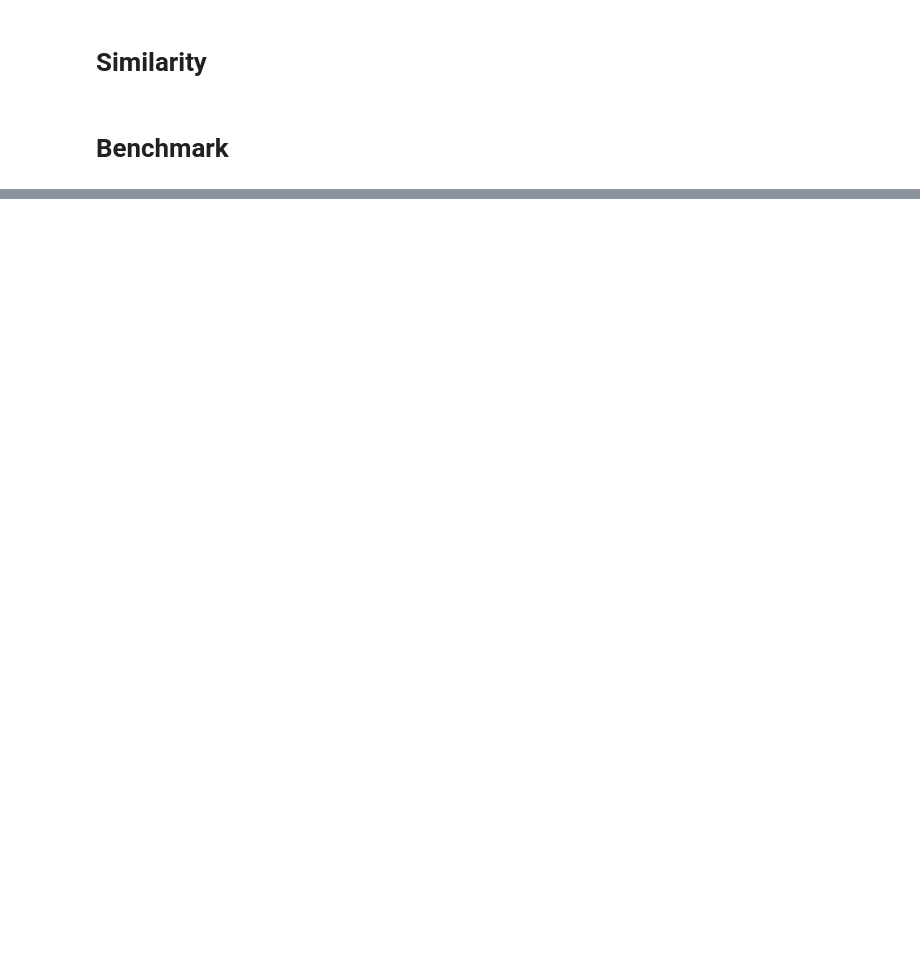
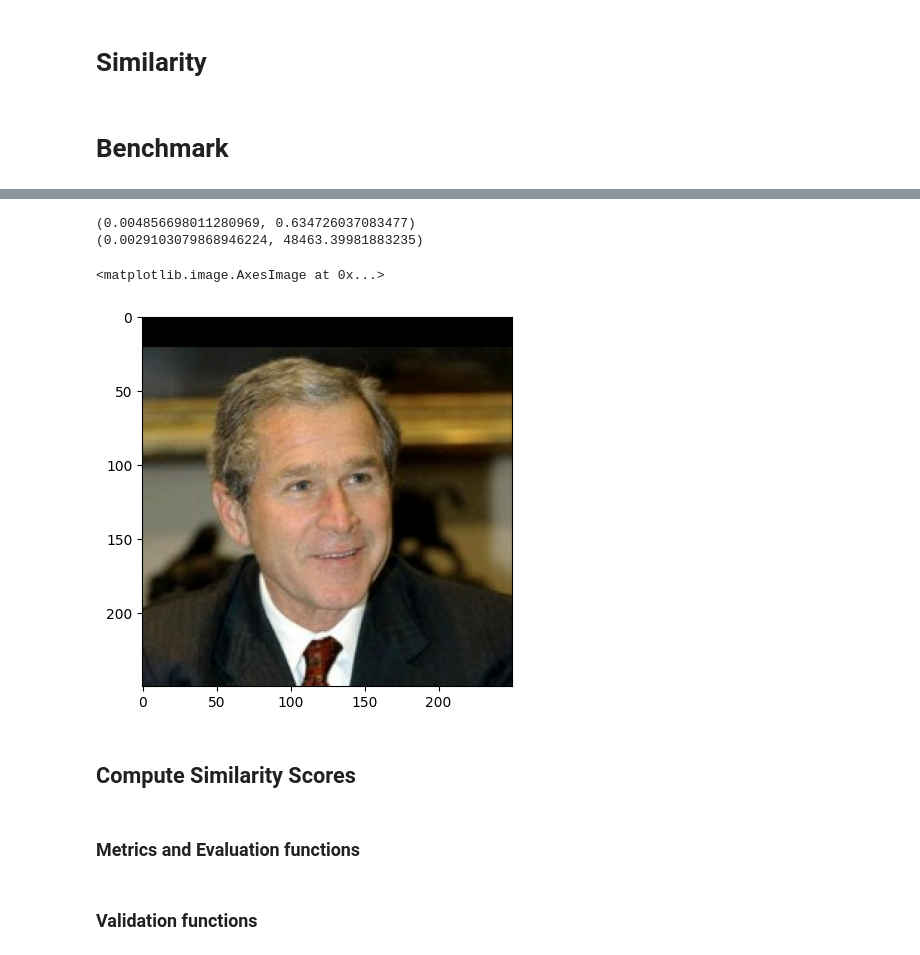
Before and after one commit to moatazsaad/face-verification, a Jupyter notebook: notebooks/Notebook.ipynb, the cells around one changed output, grey strips where cells are left out. Drawn from its saved outputs; the diff is of its cells as text; code cells hidden in the pictures; blank space fills up the shorter version.

```diff
--- a/notebooks/Notebook.ipynb
+++ b/notebooks/Notebook.ipynb
@@ -264,0 +364,17 @@ def benchmark():
+# %%
+# Show an example pair
+images = []
+for label, image in tfds.as_numpy(data):
+    images.append(image)
+images = np.array(images)
+
+pair = np.array([3998, 4194])
+
+orig_1 = entries[pair[0]][1]
+orig_2 = entries[pair[1]][1]
+orig_1, orig_2
+
+print(cosine_similarity(images[orig_1], images[orig_2]))
+print(euclidean_distance(images[orig_1], images[orig_2]))
+plt.imshow(images[orig_1])
+# %% [output]
@@ -264,0 +382,4 @@ def benchmark():
+(0.004856698011280969, 0.634726037083477)
+(0.0029103079868946224, 48463.39981883235)
+<matplotlib.image.AxesImage at 0x...>
+[figure, added]
@@ -264,0 +388,4 @@ def benchmark():
+# %% [markdown]
+## Compute Similarity Scores
+# %% [markdown]
+### Metrics and Evaluation functions
@@ -264,0 +491,2 @@ def benchmark():
+# %% [markdown]
+### Validation functions
```
Also changed, not shown: parts of 20 cells of this notebook, 23 other files.
